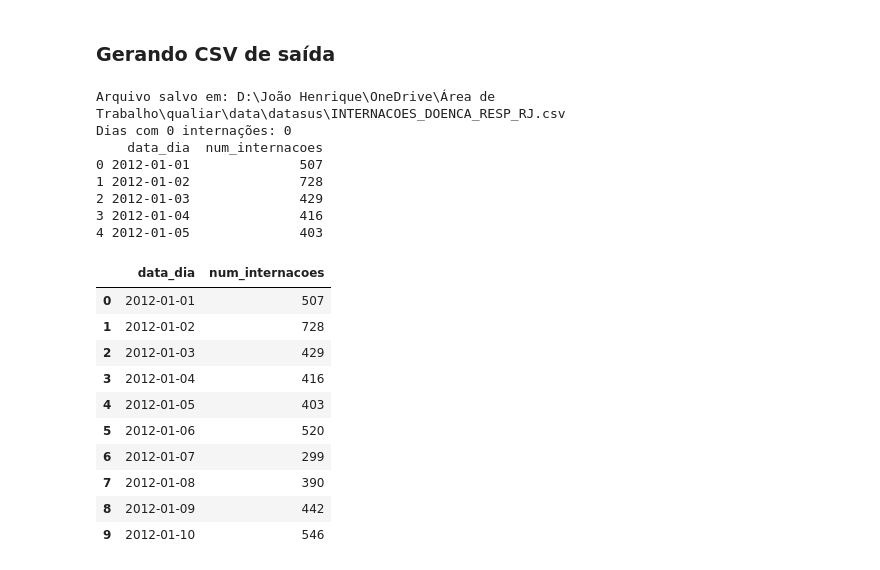
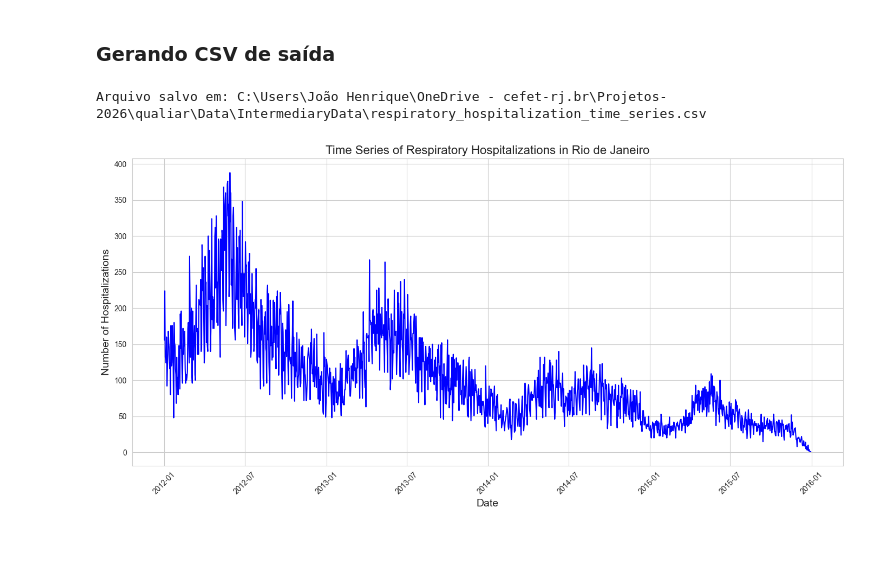
Before and after one commit to AILAB-CEFET-RJ/qualiar, a Jupyter notebook: Code/2 - TreatRawData/DataSus/treat_raw_hospitalizations.ipynb, the cells around one changed output. Cells and saved outputs as stored; diff of their text form; code cells hidden in the pictures; blank space fills up the shorter version.

```diff
--- a/Code/2 - TreatRawData/DataSus/treat_raw_hospitalizations.ipynb
+++ b/Code/2 - TreatRawData/DataSus/treat_raw_hospitalizations.ipynb
@@ -190,8 +189,8 @@ Dimensões após filtro por permanência: (15063, 17)
 # %% [markdown]
 ### Corrigindo data
 # %%
-sus_filtrado = sus_filtrado.copy()
 sus_filtrado["data_dia"] = pd.to_datetime(sus_filtrado["data_formatada"], errors="coerce").dt.normalize()
+
 sus_filtrado = sus_filtrado.dropna(subset=["data_dia"])
 # %% [markdown]
 ### Gerando quantidade de internações por dia
@@ -222,37 +221,24 @@ internacoes_rj = (
 ### Gerando CSV de saída
 # %%
 project_root = Path().resolve().parents[2]
-output_dir = project_root / "data" / "datasus"
+output_dir = project_root / "Data" / "IntermediaryData"
 output_dir.mkdir(parents=True, exist_ok=True)
 
-output_csv_path = output_dir / "INTERNACOES_DOENCA_RESP_RJ.csv"
+output_csv_path = output_dir / "respiratory_hospitalization_time_series.csv"
 internacoes_rj.to_csv(output_csv_path, index=False, encoding="utf-8")
 
-# Contagem de dias com 0 internações
-qtd_zeros = int((internacoes_rj["num_internacoes"] == 0).sum())
 print(f"Arquivo salvo em: {output_csv_path}")
-print(f"Dias com 0 internações: {qtd_zeros}")
-print(internacoes_rj.head())
 # %% [output]
-Arquivo salvo em: D:\João Henrique\OneDrive\Área de Trabalho\qualiar\data\datasus\INTERNACOES_DOENCA_RESP_RJ.csv
-Dias com 0 internações: 0
-    data_dia  num_internacoes
-0 2012-01-01              507
-1 2012-01-02              728
-2 2012-01-03              429
-3 2012-01-04              416
-4 2012-01-05              403
+Arquivo salvo em: C:\Users\João Henrique\OneDrive - cefet-rj.br\Projetos-2026\qualiar\Data\IntermediaryData\respiratory_hospitalization_time_series.csv
-# %%
-display(internacoes_rj[["data_dia", "num_internacoes"]].head(10))
-# %% [output]
-|  | data_dia | num_internacoes |
-| 0 | 2012-01-01 | 507 |
-| 1 | 2012-01-02 | 728 |
-| 2 | 2012-01-03 | 429 |
-| 3 | 2012-01-04 | 416 |
-| 4 | 2012-01-05 | 403 |
-| 5 | 2012-01-06 | 520 |
-| 6 | 2012-01-07 | 299 |
-| 7 | 2012-01-08 | 390 |
-| 8 | 2012-01-09 | 442 |
-| 9 | 2012-01-10 | 546 |
+# %%
+sns.set_style("whitegrid")
+plt.figure(figsize=(14, 7))
+plt.plot(internacoes_rj['data_dia'], internacoes_rj['num_internacoes'], linewidth=1.5, color='blue')
+plt.title('Time Series of Respiratory Hospitalizations in Rio de Janeiro', fontsize=16)
+plt.xlabel('Date', fontsize=14)
+plt.ylabel('Number of Hospitalizations', fontsize=14)
+plt.xticks(rotation=45)
+plt.tight_layout()
+plt.show()
+# %% [output]
+[figure, added]
```
Also changed, not shown: parts of 7 cells of this notebook, 3 other files.
